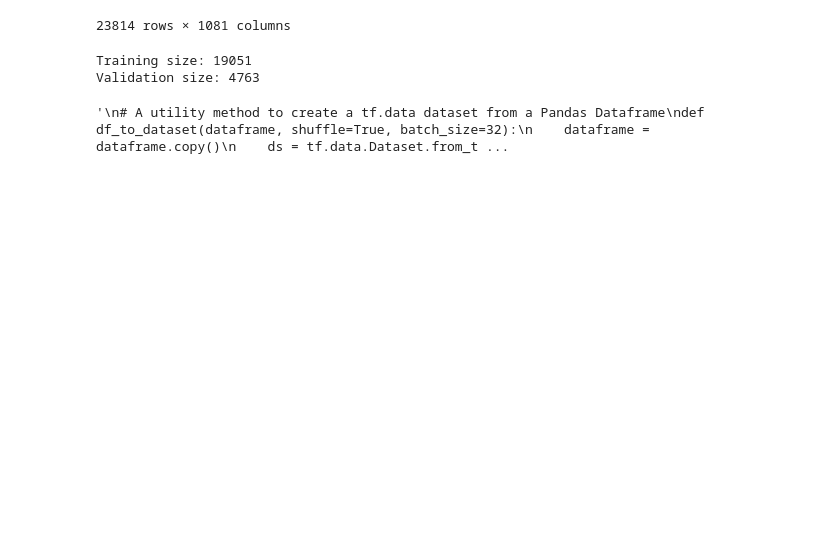
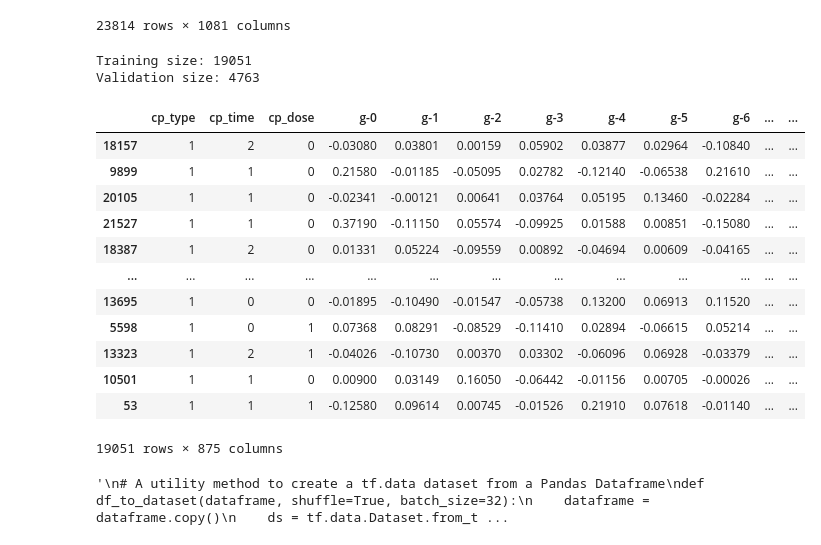
Before and after one commit to ECE-4/deep-learning, a Jupyter notebook: main.ipynb, the cells around one changed output. Cells and saved outputs as stored; diff of their text form; code cells hidden in the pictures; blank space fills up the shorter version.

```diff
--- a/main.ipynb
+++ b/main.ipynb
@@ -103,14 +115,32 @@ train_features
 ## Splitting into training and validation ##
 trainingSize = int((1-validationProportion) * N)
 
-trainingSet = train_features.iloc[:trainingSize,:]
-validationSet = train_features.iloc[trainingSize:,:]
+trainingSet = dataSet.iloc[:trainingSize,:]
+validationSet = dataSet.iloc[trainingSize:,:]
 
 print("Training size:", len(trainingSet))
 print("Validation size:", len(validationSet))
 # %% [output]
 Training size: 19051
 Validation size: 4763
+# %%
+XTrain = trainingSet.iloc[:,:I]
+YTrain = trainingSet.iloc[:,I:]
+XTrain
+# %% [output]
+|  | cp_type | cp_time | cp_dose | g-0 | g-1 | g-2 | g-3 | g-4 | g-5 | g-6 | ... | ... |
+| 18157 | 1 | 2 | 0 | -0.03080 | 0.03801 | 0.00159 | 0.05902 | 0.03877 | 0.02964 | -0.10840 | ... | ... |
+| 9899 | 1 | 1 | 0 | 0.21580 | -0.01185 | -0.05095 | 0.02782 | -0.12140 | -0.06538 | 0.21610 | ... | ... |
+| 20105 | 1 | 1 | 0 | -0.02341 | -0.00121 | 0.00641 | 0.03764 | 0.05195 | 0.13460 | -0.02284 | ... | ... |
+| 21527 | 1 | 1 | 0 | 0.37190 | -0.11150 | 0.05574 | -0.09925 | 0.01588 | 0.00851 | -0.15080 | ... | ... |
+| 18387 | 1 | 2 | 0 | 0.01331 | 0.05224 | -0.09559 | 0.00892 | -0.04694 | 0.00609 | -0.04165 | ... | ... |
+| ... | ... | ... | ... | ... | ... | ... | ... | ... | ... | ... | ... | ... |
+| 13695 | 1 | 0 | 0 | -0.01895 | -0.10490 | -0.01547 | -0.05738 | 0.13200 | 0.06913 | 0.11520 | ... | ... |
+| 5598 | 1 | 0 | 1 | 0.07368 | 0.08291 | -0.08529 | -0.11410 | 0.02894 | -0.06615 | 0.05214 | ... | ... |
+| 13323 | 1 | 2 | 1 | -0.04026 | -0.10730 | 0.00370 | 0.03302 | -0.06096 | 0.06928 | -0.03379 | ... | ... |
+| 10501 | 1 | 1 | 0 | 0.00900 | 0.03149 | 0.16050 | -0.06442 | -0.01156 | 0.00705 | -0.00026 | ... | ... |
+| 53 | 1 | 1 | 1 | -0.12580 | 0.09614 | 0.00745 | -0.01526 | 0.21910 | 0.07618 | -0.01140 | ... | ... |
+19051 rows × 875 columns
 # %%
 ## Batching ##
 """
```
Also changed, not shown: parts of 7 cells of this notebook.
